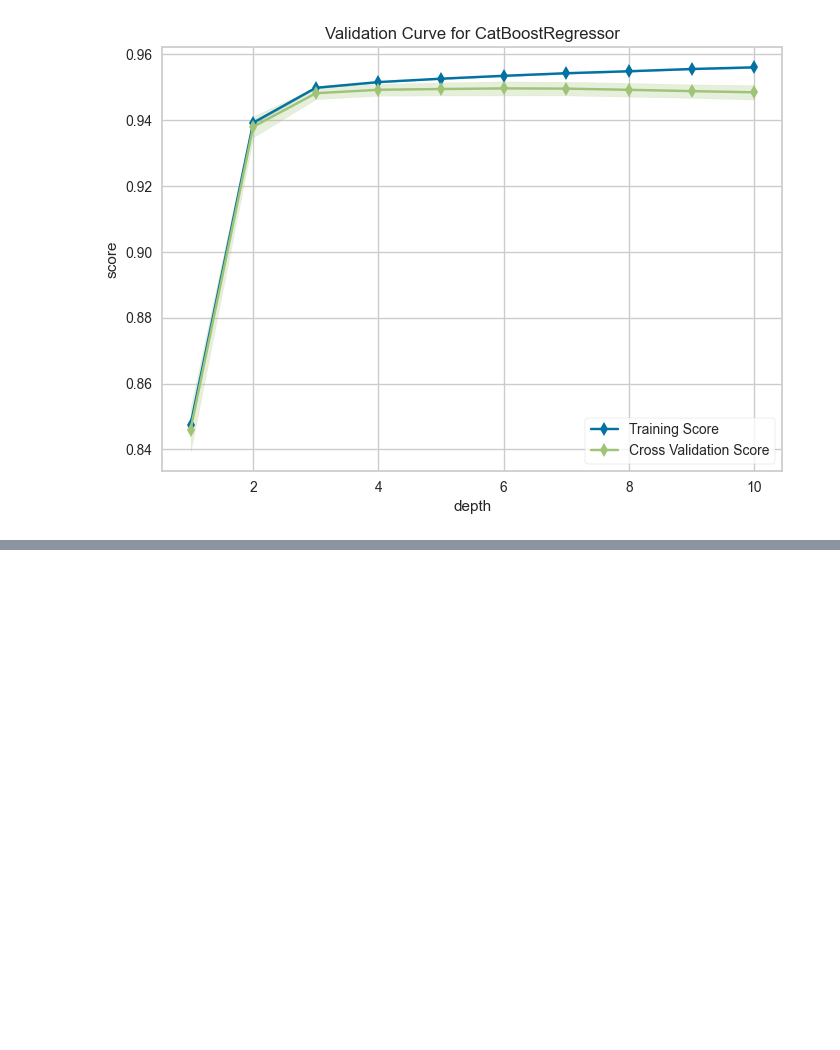
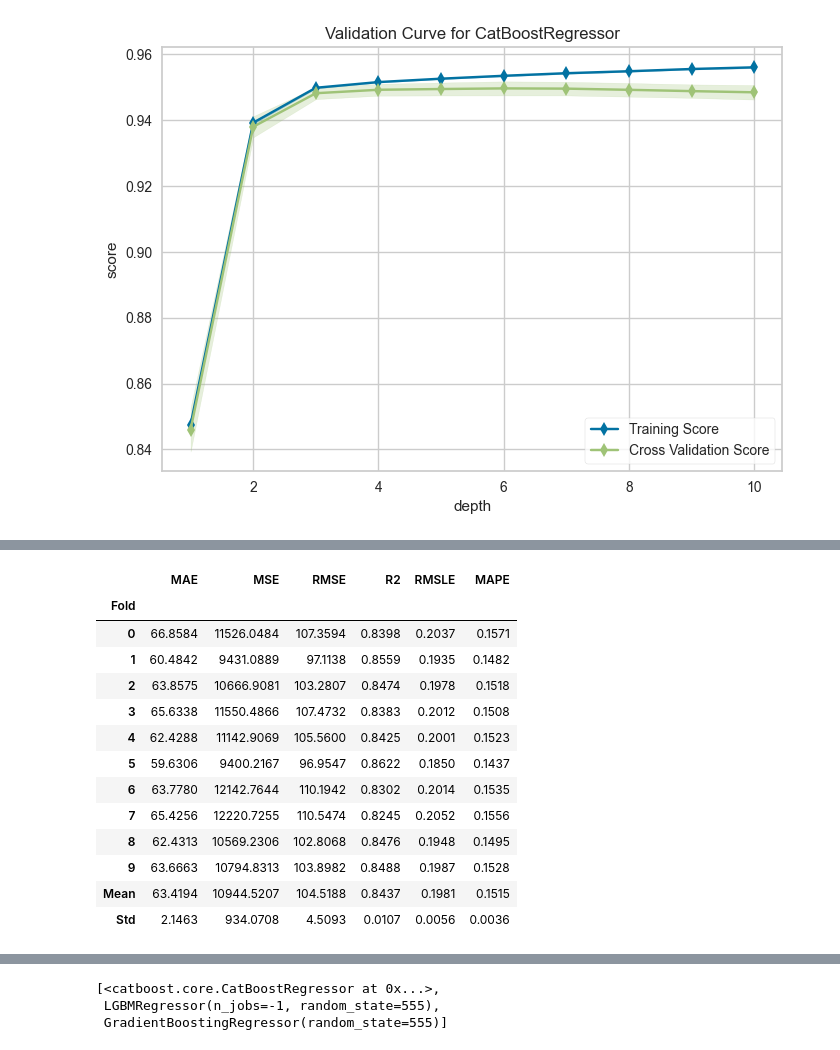
Before and after one commit to karthikgkumar/NeuralNet, a Jupyter notebook: EDA_excel.ipynb, the cells around one changed output, grey strips where cells are left out. Saved outputs shown, nothing was run; the diff lists cells and outputs as text; code cells hidden in the pictures; blank space fills up the shorter version.

```diff
--- a/EDA_excel.ipynb
+++ b/EDA_excel.ipynb
@@ -228,0 +274,3 @@ exp.plot_model(tune_catboost, plot='manifold')
+# %%
+boosted_dt=exp.ensemble_model(dt, method='Boosting')
+# %% [output]
@@ -228,0 +278,14 @@ exp.plot_model(tune_catboost, plot='manifold')
+|  | MAE | MSE | RMSE | R2 | RMSLE | MAPE |
+| Fold |  |  |  |  |  |  |
+| 0 | 66.8584 | 11526.0484 | 107.3594 | 0.8398 | 0.2037 | 0.1571 |
+| 1 | 60.4842 | 9431.0889 | 97.1138 | 0.8559 | 0.1935 | 0.1482 |
+| 2 | 63.8575 | 10666.9081 | 103.2807 | 0.8474 | 0.1978 | 0.1518 |
+| 3 | 65.6338 | 11550.4866 | 107.4732 | 0.8383 | 0.2012 | 0.1508 |
+| 4 | 62.4288 | 11142.9069 | 105.5600 | 0.8425 | 0.2001 | 0.1523 |
+| 5 | 59.6306 | 9400.2167 | 96.9547 | 0.8622 | 0.1850 | 0.1437 |
+| 6 | 63.7780 | 12142.7644 | 110.1942 | 0.8302 | 0.2014 | 0.1535 |
+| 7 | 65.4256 | 12220.7255 | 110.5474 | 0.8245 | 0.2052 | 0.1556 |
+| 8 | 62.4313 | 10569.2306 | 102.8068 | 0.8476 | 0.1948 | 0.1495 |
+| 9 | 63.6663 | 10794.8313 | 103.8982 | 0.8488 | 0.1987 | 0.1528 |
+| Mean | 63.4194 | 10944.5207 | 104.5188 | 0.8437 | 0.1981 | 0.1515 |
+| Std | 2.1463 | 934.0708 | 4.5093 | 0.0107 | 0.0056 | 0.0036 |
@@ -228,0 +293,6 @@ exp.plot_model(tune_catboost, plot='manifold')
+# %%
+top3_exp
+# %% [output]
+[<catboost.core.CatBoostRegressor at 0x...>,
+ LGBMRegressor(n_jobs=-1, random_state=555),
+ GradientBoostingRegressor(random_state=555)]
```
Also changed, not shown: parts of 16 cells of this notebook, 6 other files.
